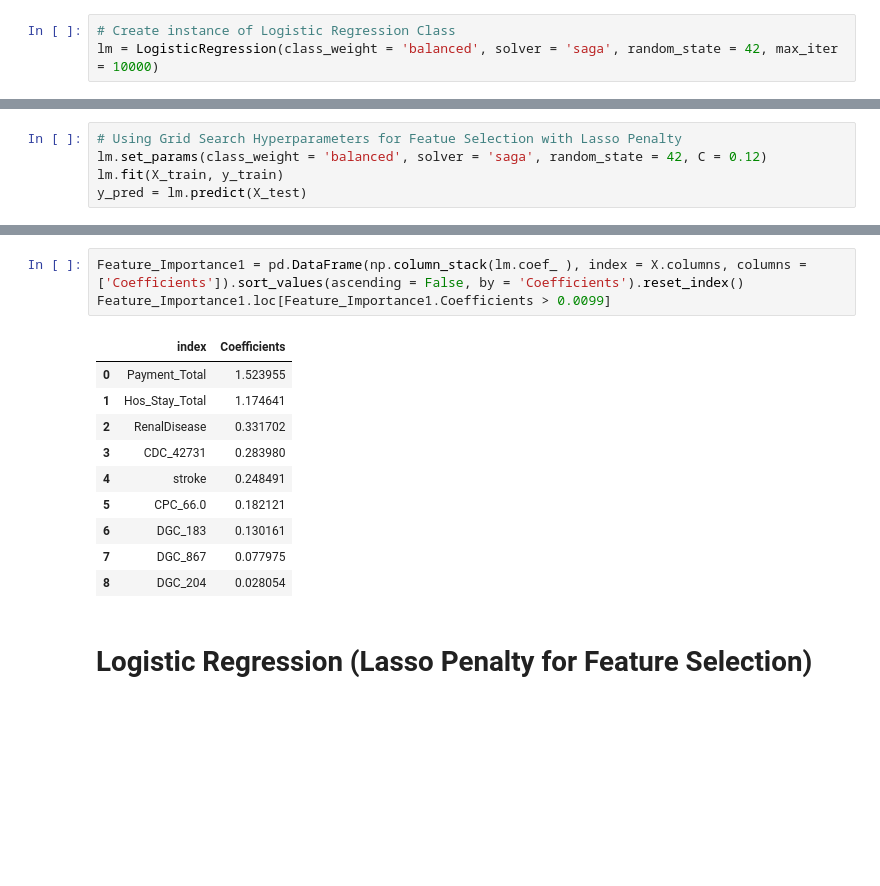
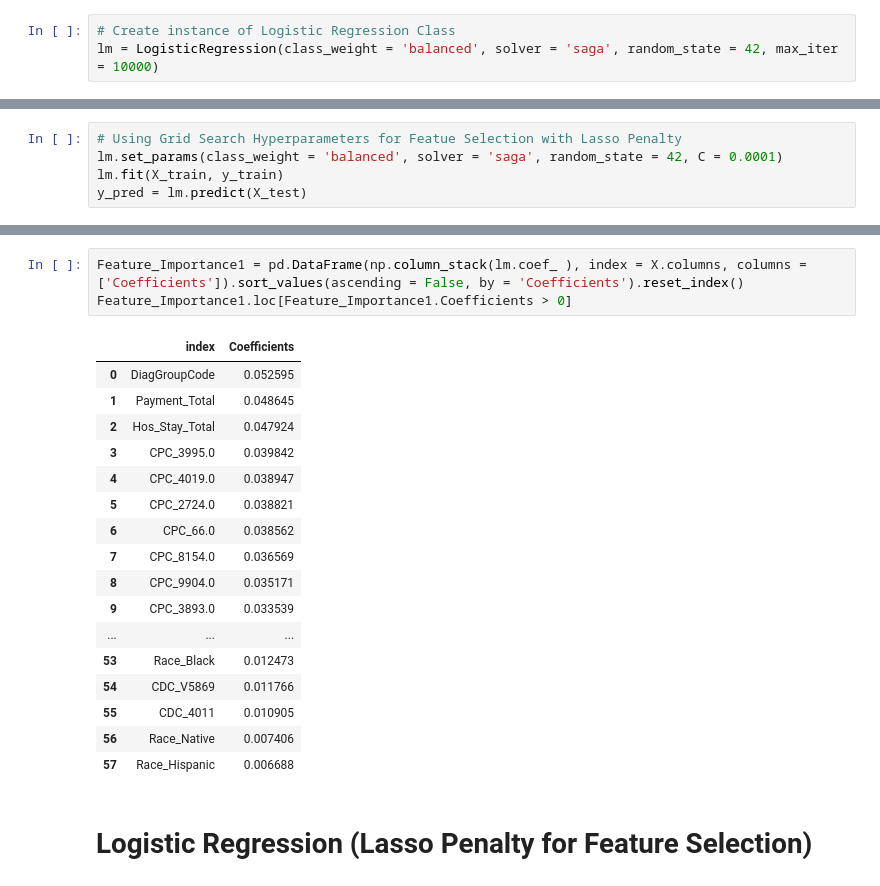
Before and after one commit to SubornaN/Health_Care_Fraud_Detection, a Jupyter notebook: Fraud_Detection_EDA_4.ipynb, the cells around one changed output, grey strips where cells are left out. Cells and saved outputs as stored; diff of their text form; blank space fills up the shorter version.

```diff
--- a/Fraud_Detection_EDA_4.ipynb
+++ b/Fraud_Detection_EDA_4.ipynb
@@ -111,6 +113,6 @@ Best Score: 0.90256221717801
 # %%
 # Using Grid Search Hyperparameters for Featue Selection with Lasso Penalty
-lm.set_params(class_weight = 'balanced', solver = 'saga', random_state = 42, C = 0.12)
+lm.set_params(class_weight = 'balanced', solver = 'saga', random_state = 42, C = 0.0001)
 lm.fit(X_train, y_train)
 y_pred = lm.predict(X_test)
 # %%
@@ -156,17 +158,24 @@ weighted avg       0.92      0.90      0.91      1623
 # %%
 Feature_Importance1 = pd.DataFrame(np.column_stack(lm.coef_ ), index = X.columns, columns = ['Coefficients']).sort_values(ascending = False, by = 'Coefficients').reset_index()
-Feature_Importance1.loc[Feature_Importance1.Coefficients > 0.0099]
+Feature_Importance1.loc[Feature_Importance1.Coefficients > 0]
 # %% [output]
 |  | index | Coefficients |
-| 0 | Payment_Total | 1.523955 |
-| 1 | Hos_Stay_Total | 1.174641 |
-| 2 | RenalDisease | 0.331702 |
-| 3 | CDC_42731 | 0.283980 |
-| 4 | stroke | 0.248491 |
-| 5 | CPC_66.0 | 0.182121 |
-| 6 | DGC_183 | 0.130161 |
-| 7 | DGC_867 | 0.077975 |
-| 8 | DGC_204 | 0.028054 |
+| 0 | DiagGroupCode | 0.052595 |
+| 1 | Payment_Total | 0.048645 |
+| 2 | Hos_Stay_Total | 0.047924 |
+| 3 | CPC_3995.0 | 0.039842 |
+| 4 | CPC_4019.0 | 0.038947 |
+| 5 | CPC_2724.0 | 0.038821 |
+| 6 | CPC_66.0 | 0.038562 |
+| 7 | CPC_8154.0 | 0.036569 |
+| 8 | CPC_9904.0 | 0.035171 |
+| 9 | CPC_3893.0 | 0.033539 |
+| ... | ... | ... |
+| 53 | Race_Black | 0.012473 |
+| 54 | CDC_V5869 | 0.011766 |
+| 55 | CDC_4011 | 0.010905 |
+| 56 | Race_Native | 0.007406 |
+| 57 | Race_Hispanic | 0.006688 |
 # %% [markdown]
 # Logistic Regression (Lasso Penalty for Feature Selection)
 # %%
```
Also changed, not shown: parts of 75 cells of this notebook.
